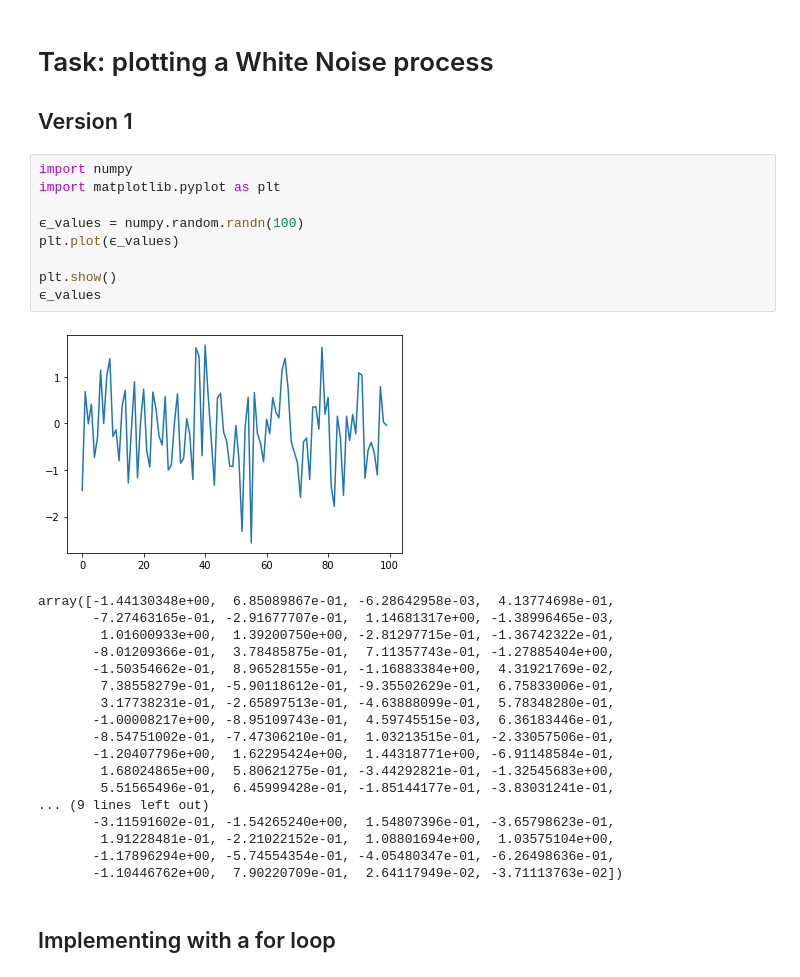
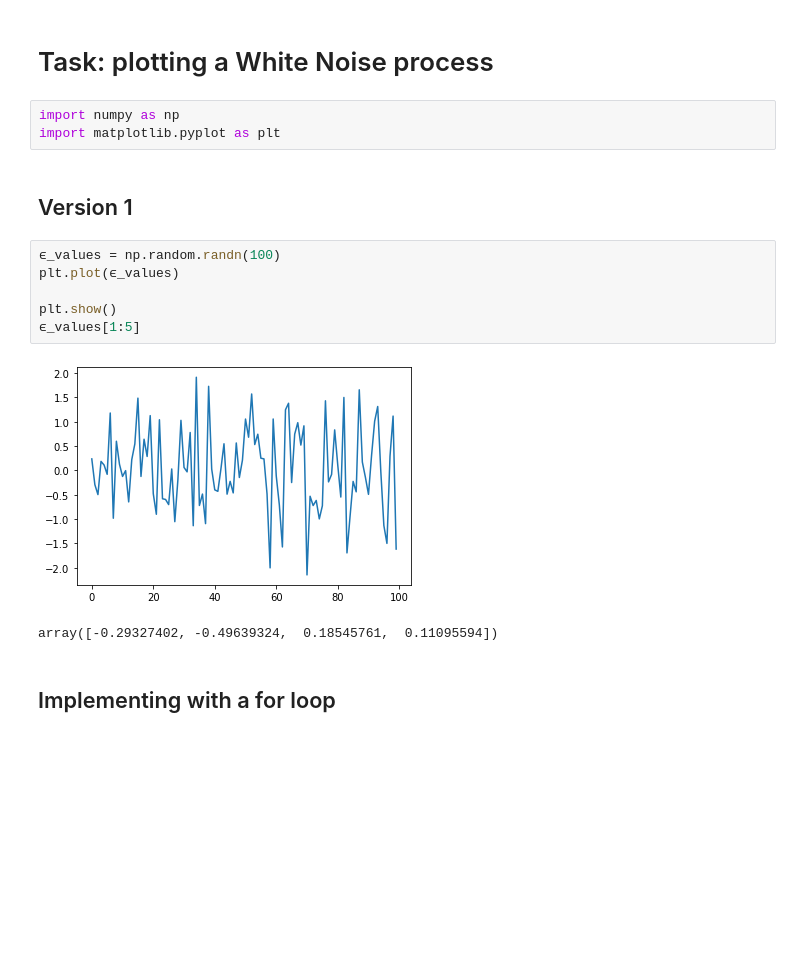
Before and after one commit to guilhermeolivsilva/quantecon-python-programming, a Jupyter notebook: Lectures/01_An Introductory Example.ipynb, the cells around one changed output. Drawn from its saved outputs; the diff is of its cells as text; blank space fills up the shorter version.

```diff
--- a/Lectures/01_An Introductory Example.ipynb
+++ b/Lectures/01_An Introductory Example.ipynb
@@ -1,35 +1,19 @@
 # %% [markdown]
 # Task: plotting a White Noise process
-
-## Version 1
+# %%
+import numpy as np
+import matplotlib.pyplot as plt
+# %% [markdown]
+## Version 1
 # %%
-import numpy
-import matplotlib.pyplot as plt
-
-ϵ_values = numpy.random.randn(100)
+ϵ_values = np.random.randn(100)
 plt.plot(ϵ_values)
 
 plt.show()
-ϵ_values
+ϵ_values[1:5]
 # %% [output]
-[figure, old version]
+[figure, new version]
-array([-1.44130348e+00,  6.85089867e-01, -6.28642958e-03,  4.13774698e-01,
-       -7.27463165e-01, -2.91677707e-01,  1.14681317e+00, -1.38996465e-03,
-        1.01600933e+00,  1.39200750e+00, -2.81297715e-01, -1.36742322e-01,
-       -8.01209366e-01,  3.78485875e-01,  7.11357743e-01, -1.27885404e+00,
-       -1.50354662e-01,  8.96528155e-01, -1.16883384e+00,  4.31921769e-02,
-        7.38558279e-01, -5.90118612e-01, -9.35502629e-01,  6.75833006e-01,
-        3.17738231e-01, -2.65897513e-01, -4.63888099e-01,  5.78348280e-01,
-       -1.00008217e+00, -8.95109743e-01,  4.59745515e-03,  6.36183446e-01,
-       -8.54751002e-01, -7.47306210e-01,  1.03213515e-01, -2.33057506e-01,
-       -1.20407796e+00,  1.62295424e+00,  1.44318771e+00, -6.91148584e-01,
-        1.68024865e+00,  5.80621275e-01, -3.44292821e-01, -1.32545683e+00,
-        5.51565496e-01,  6.45999428e-01, -1.85144177e-01, -3.83031241e-01,
-... (9 lines left out)
-       -3.11591602e-01, -1.54265240e+00,  1.54807396e-01, -3.65798623e-01,
-        1.91228481e-01, -2.21022152e-01,  1.08801694e+00,  1.03575104e+00,
-       -1.17896294e+00, -5.74554354e-01, -4.05480347e-01, -6.26498636e-01,
-       -1.10446762e+00,  7.90220709e-01,  2.64117949e-02, -3.71113763e-02])
+array([-0.29327402, -0.49639324,  0.18545761,  0.11095594])
 # %% [markdown]
 ## Implementing with a for loop
 # %%
```
Also changed, not shown: parts of 2 cells of this notebook, 6 other files.
